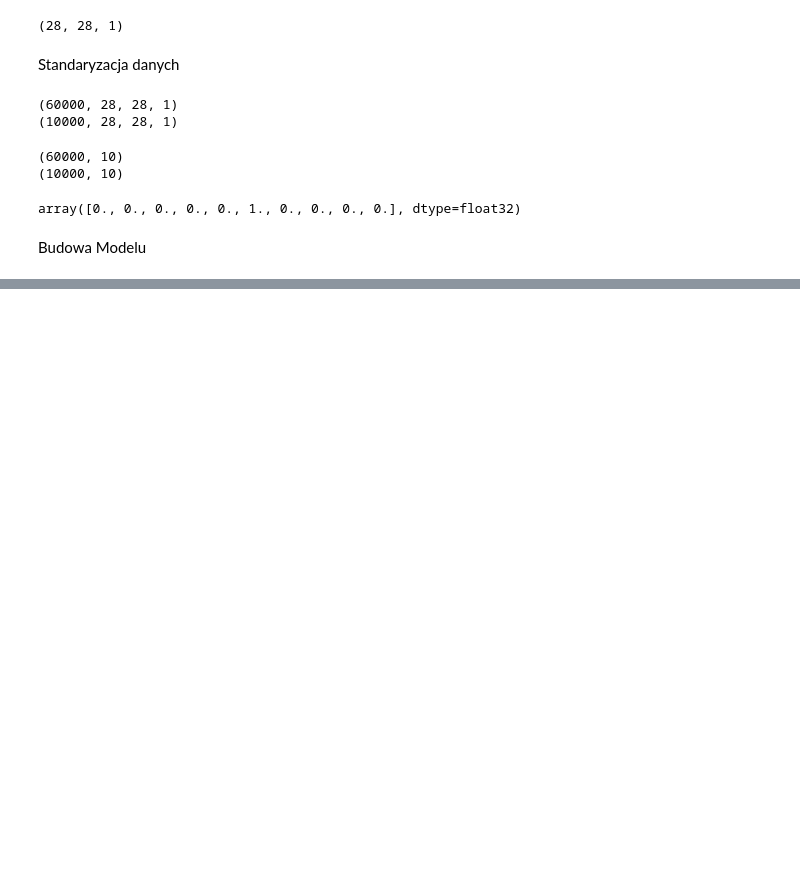
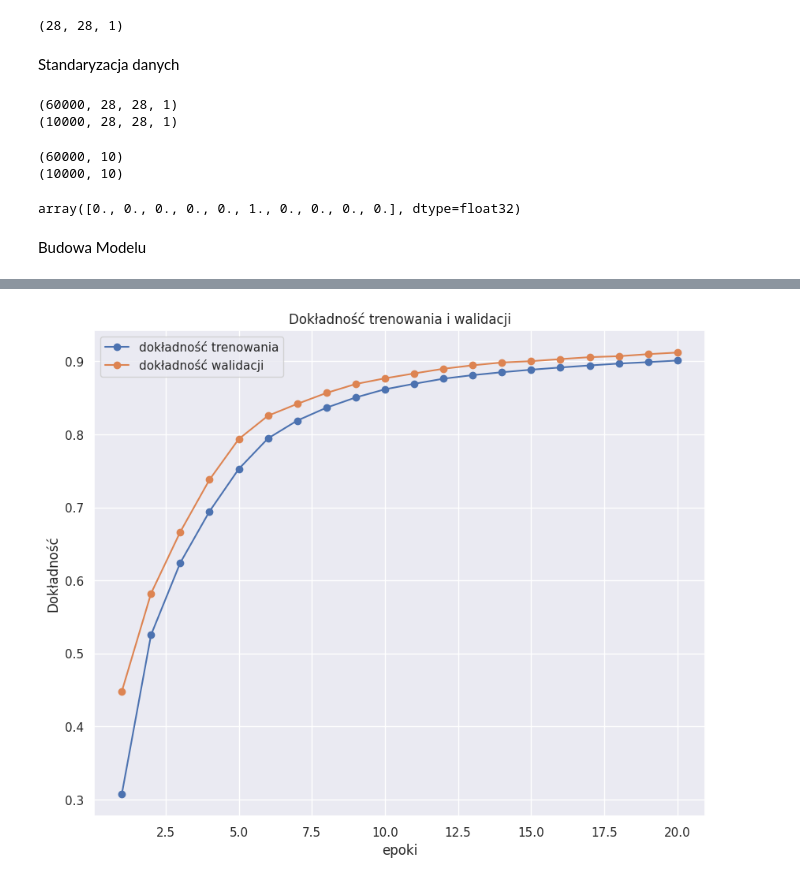
Before and after one commit to Adam129511/sieci2, a Jupyter notebook: Sieć_konwolucyjna.ipynb, the cells around one changed output, grey strips where cells are left out. Drawn from its saved outputs; the diff is of its cells as text; code cells hidden in the pictures; blank space fills up the shorter version.

```diff
--- a/Sieć_konwolucyjna.ipynb
+++ b/Sieć_konwolucyjna.ipynb
@@ -128,0 +138,37 @@ Epoch 6/20
+# %%
+def make_accuracy_plot(history):
+     #Funkcja zwraca wykres dokładośći (accuracy) modelu na zbiorze treningowym i walidacyjnym
+    import matplotlib.pyplot as plt
+    import seaborn as sns
+    sns.set()
+    acc, val_acc = history.history['accuracy'], history.history['val_accuracy']
+    epochs = range(1, len(acc)+1)
+
+    plt.figure(figsize = (10,8))
+    plt.plot(epochs, acc, label = "dokładność trenowania", marker = 'o')
+    plt.plot(epochs, val_acc, label = "dokładność walidacji", marker = 'o')
+    plt.legend()
+    plt.title('Dokładność trenowania i walidacji')
+    plt.xlabel('epoki')
+    plt.ylabel('Dokładność')
+    plt.show()
+
+def make_loss_plot(history): #Funkcja zwraca wykres straty (loss) na zbiorze treningowym i walidacyjnym
+    import matplotlib.pyplot as plt
+    import seaborn as sns
+    sns.set()
+    loss, val_loss = history.history['loss'], history.history['val_loss']
+    epochs= range(1, len(loss)+1)
+
+    plt.figure(figsize = (10,8))
+    plt.plot(epochs, loss, label = "Strata trenowania", marker = 'o')
+    plt.plot(epochs, val_loss, label = "Strata walidacji", marker = 'o')
+    plt.legend()
+    plt.title('Strata trenowania i walidacji')
+    plt.xlabel('epoki')
+    plt.ylabel('Strata')
+    plt.show()
+# %%
+make_accuracy_plot(history)
+# %% [output]
+[figure, added]
```
Also changed, not shown: parts of 4 cells of this notebook.
